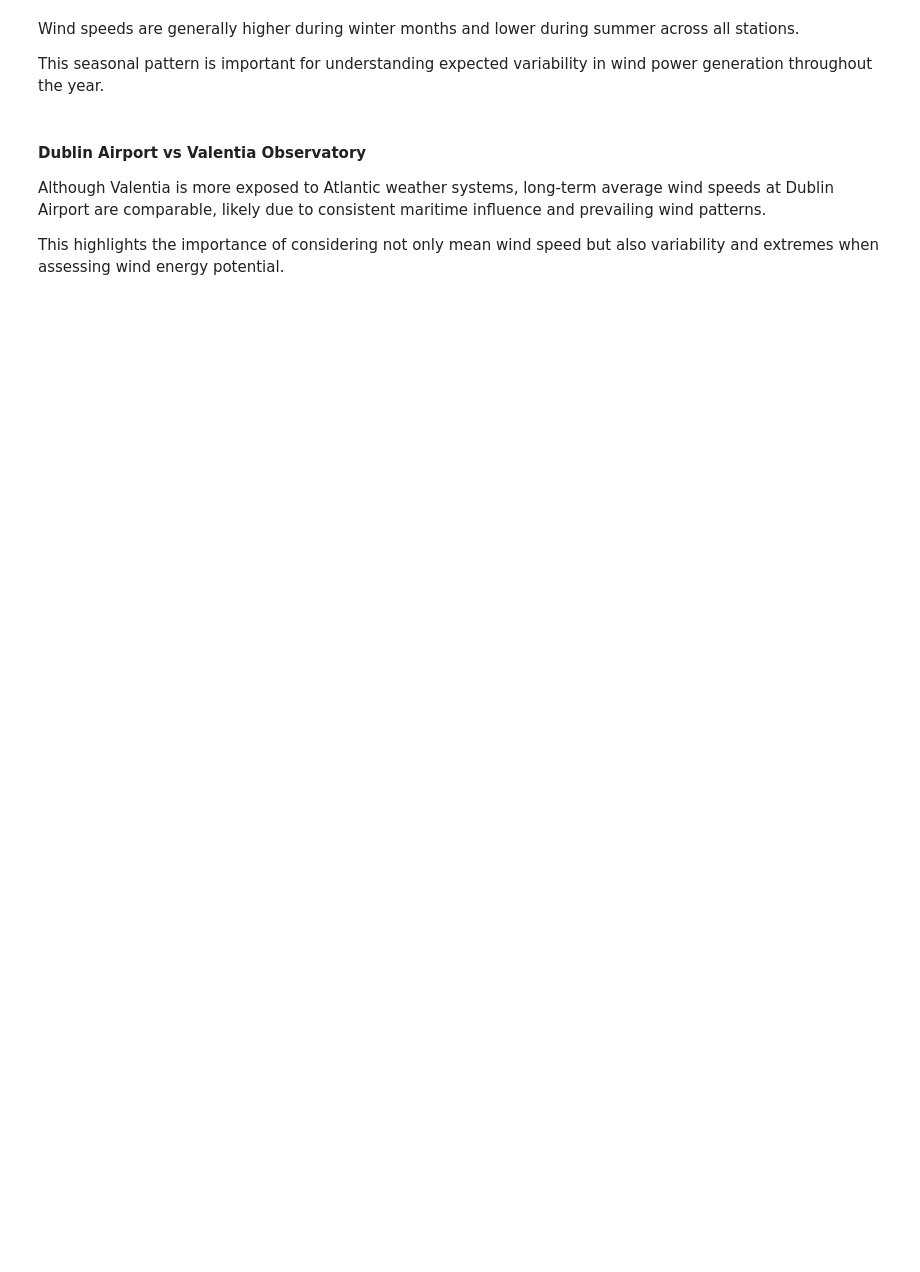
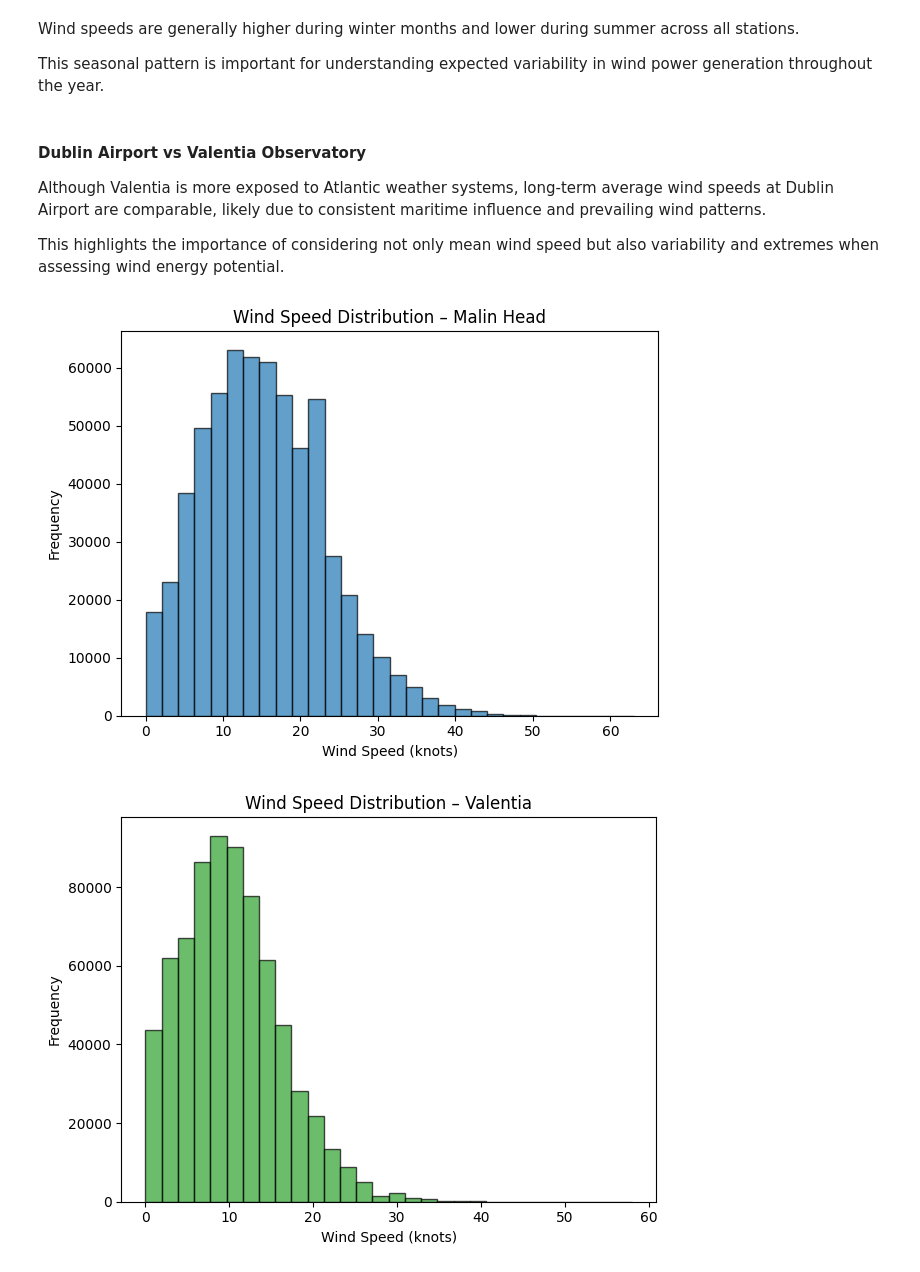
Before and after one commit to philipcullen93/programming_for_data_analytics_project, a Jupyter notebook: wind_energy_analysis.ipynb, the cells around one changed output. Cells and saved outputs as stored; diff of their text form; code cells hidden in the pictures; blank space fills up the shorter version.

```diff
--- a/wind_energy_analysis.ipynb
+++ b/wind_energy_analysis.ipynb
@@ -267,13 +289,3 @@ monthly_wind.head()
 | 2 | Dublin Airport | 3 | 11.196369 |
 | 3 | Dublin Airport | 4 | 9.988254 |
 | 4 | Dublin Airport | 5 | 9.223583 |
-# %%
-for station in monthly_wind["station"].unique():
-    data = monthly_wind[monthly_wind["station"] == station]
-    plt.plot(data["month"], data["wdsp"], label=station)
-
-plt.xlabel("Month")
-plt.ylabel("Mean Wind Speed (knots)")
-plt.title("Monthly Average Wind Speed by Station")
-plt.legend()
-plt.tight_layout()
@@ -289,3 +299,23 @@ This seasonal pattern is important for understanding expected variability in win
 Although Valentia is more exposed to Atlantic weather systems, long-term average wind speeds at Dublin Airport are comparable, likely due to consistent maritime influence and prevailing wind patterns.
 
 This highlights the importance of considering not only mean wind speed but also variability and extremes when assessing wind energy potential.
+# %%
+for station in df_wind["station"].unique():
+    data = df_wind[df_wind["station"] == station]["wdsp"]
+
+    plt.figure()
+    plt.hist(
+        data,
+        bins=30,
+        color=station_colors[station],
+        edgecolor="black",
+        alpha=0.7
+    )
+
+    plt.title(f"Wind Speed Distribution – {station}")
+    plt.xlabel("Wind Speed (knots)")
+    plt.ylabel("Frequency")
+    plt.tight_layout()
+# %% [output]
+[figure, added]
+[figure, added]
```
Also changed, not shown: parts of 7 cells of this notebook.
